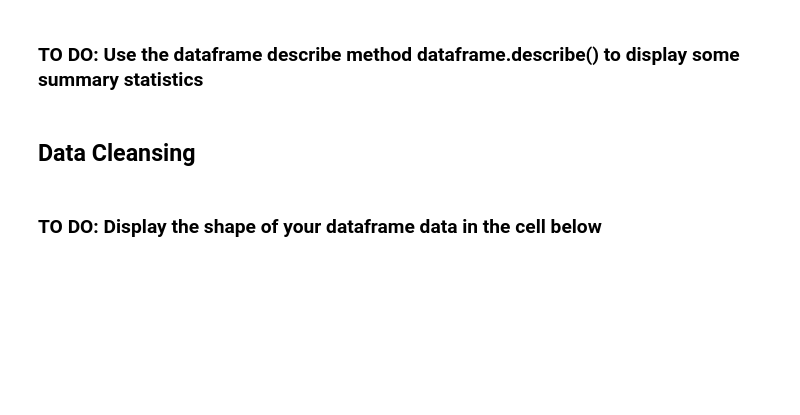
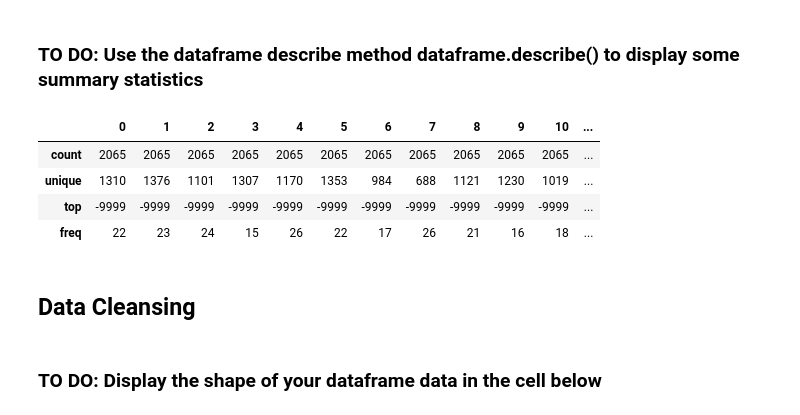
Before and after one commit to Zeni1137/SensorData341, a Jupyter notebook: SensorData-Group5.ipynb, the cells around one changed output. Drawn from its saved outputs; the diff is of its cells as text; code cells hidden in the pictures; blank space fills up the shorter version.

```diff
--- a/SensorData-Group5.ipynb
+++ b/SensorData-Group5.ipynb
@@ -52,7 +62,13 @@ np.set_printoptions(precision=3, suppress=True)
 # %% [markdown]
 ### TO DO: Use the dataframe describe method dataframe.describe() to display some summary statistics
 # %%
-#
+df.describe()
+# %% [output]
+|  | 0 | 1 | 2 | 3 | 4 | 5 | 6 | 7 | 8 | 9 | 10 | ... |
+| count | 2065 | 2065 | 2065 | 2065 | 2065 | 2065 | 2065 | 2065 | 2065 | 2065 | 2065 | ... |
+| unique | 1310 | 1376 | 1101 | 1307 | 1170 | 1353 | 984 | 688 | 1121 | 1230 | 1019 | ... |
+| top | -9999 | -9999 | -9999 | -9999 | -9999 | -9999 | -9999 | -9999 | -9999 | -9999 | -9999 | ... |
+| freq | 22 | 23 | 24 | 15 | 26 | 22 | 17 | 26 | 21 | 16 | 18 | ... |
 # %% [markdown]
 ## Data Cleansing
 # %% [markdown]
```
Also changed, not shown: parts of 9 cells of this notebook.
